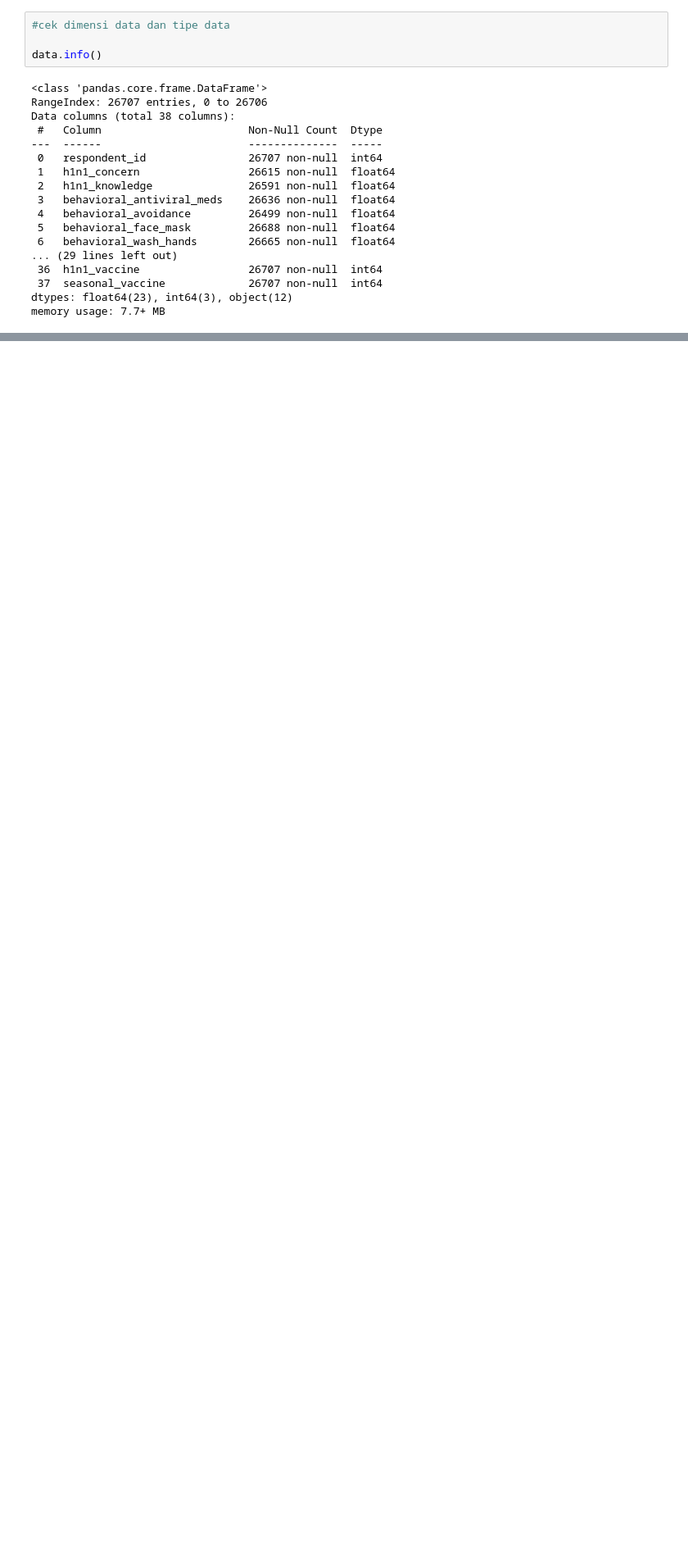
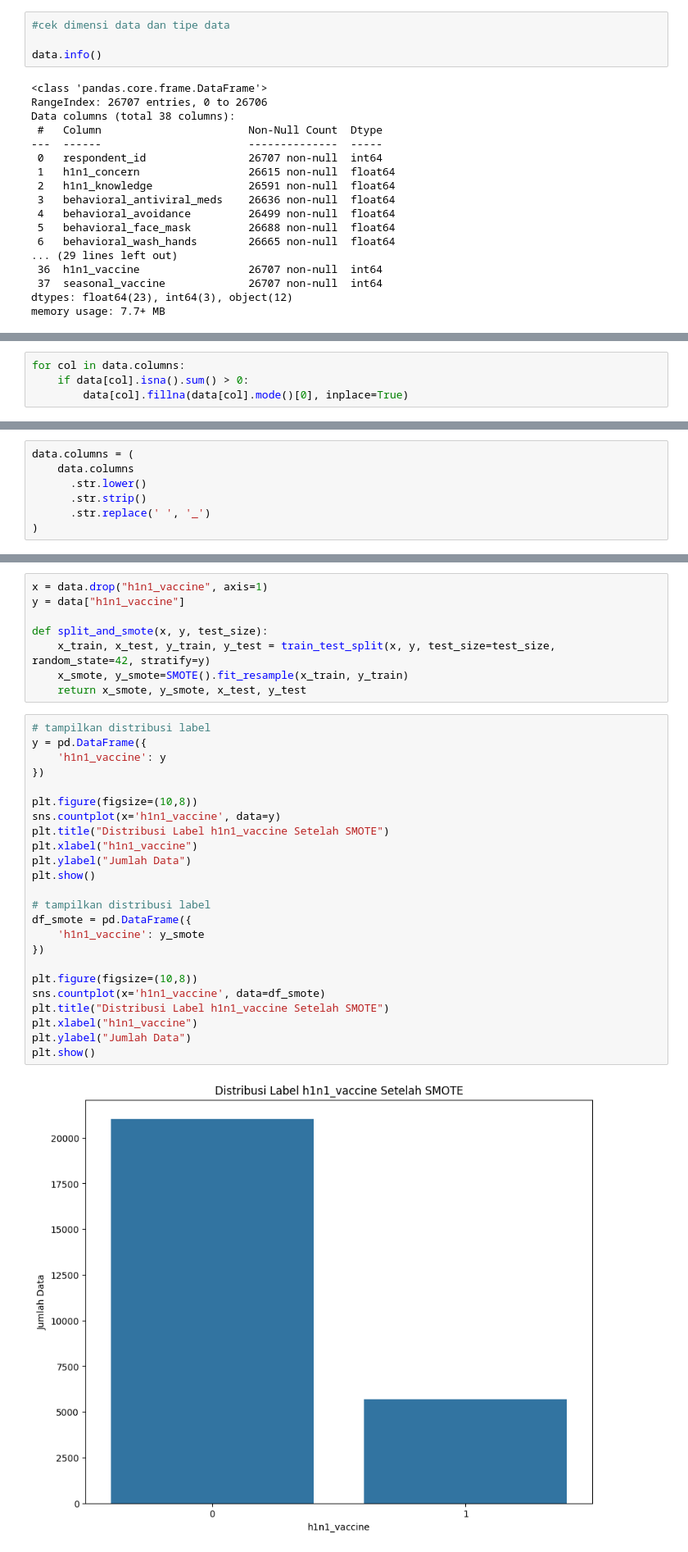
Before and after one commit to keyjack0/analisis-algoritma, a Jupyter notebook: analisis-alogritma.ipynb, the cells around one changed output, grey strips where cells are left out. Shown at 82% size. Saved outputs shown, nothing was run; the diff lists cells and outputs as text; blank space fills up the shorter version.

```diff
--- a/analisis-alogritma.ipynb
+++ b/analisis-alogritma.ipynb
@@ -250,0 +110,4 @@ Passing `palette` without assigning `hue` is deprecated and will be removed in v
+# %%
+for col in data.columns:
+    if data[col].isna().sum() > 0:
+        data[col].fillna(data[col].mode()[0], inplace=True)
@@ -250,0 +168,7 @@ Passing `palette` without assigning `hue` is deprecated and will be removed in v
+# %%
+data.columns = (
+    data.columns
+      .str.lower()
+      .str.strip()
+      .str.replace(' ', '_')
+)
@@ -250,0 +253,34 @@ Passing `palette` without assigning `hue` is deprecated and will be removed in v
+# %%
+x = data.drop("h1n1_vaccine", axis=1)
+y = data["h1n1_vaccine"]
+
+def split_and_smote(x, y, test_size):
+    x_train, x_test, y_train, y_test = train_test_split(x, y, test_size=test_size, random_state=42, stratify=y)
+    x_smote, y_smote=SMOTE().fit_resample(x_train, y_train)
+    return x_smote, y_smote, x_test, y_test
+# %%
+# tampilkan distribusi label
+y = pd.DataFrame({
+    'h1n1_vaccine': y
+})
+
+plt.figure(figsize=(10,8))
+sns.countplot(x='h1n1_vaccine', data=y)
+plt.title("Distribusi Label h1n1_vaccine Setelah SMOTE")
+plt.xlabel("h1n1_vaccine")
+plt.ylabel("Jumlah Data")
+plt.show()
+
+# tampilkan distribusi label
+df_smote = pd.DataFrame({
+    'h1n1_vaccine': y_smote
+})
+
+plt.figure(figsize=(10,8))
+sns.countplot(x='h1n1_vaccine', data=df_smote)
+plt.title("Distribusi Label h1n1_vaccine Setelah SMOTE")
+plt.xlabel("h1n1_vaccine")
+plt.ylabel("Jumlah Data")
+plt.show()
+# %% [output]
+[figure, added]
```
Also changed, not shown: parts of 53 cells of this notebook, 14 other files.
